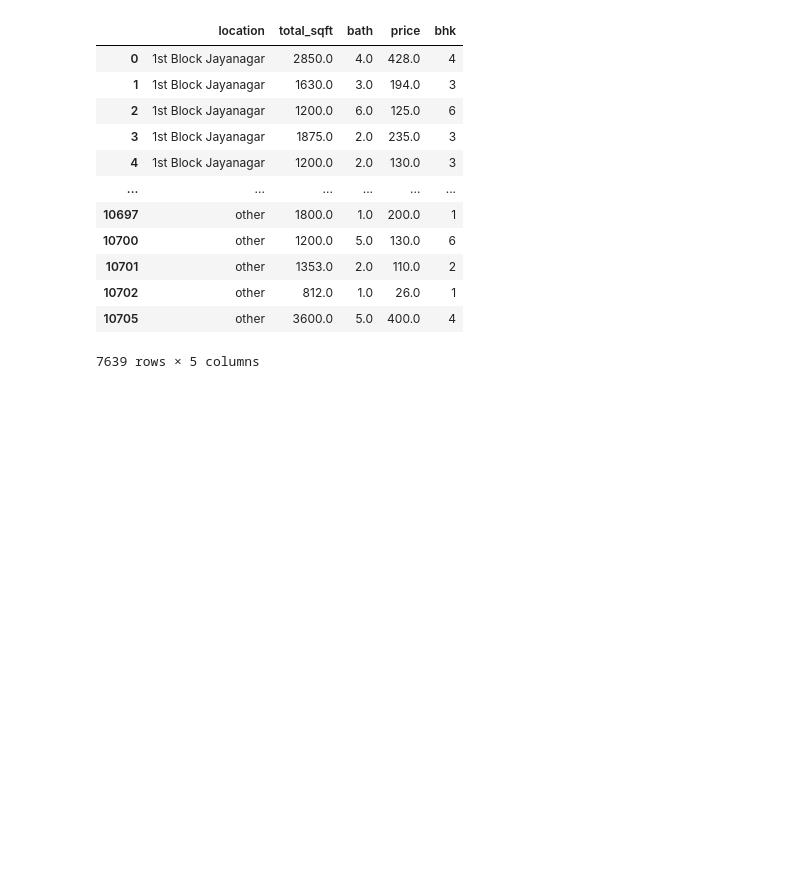
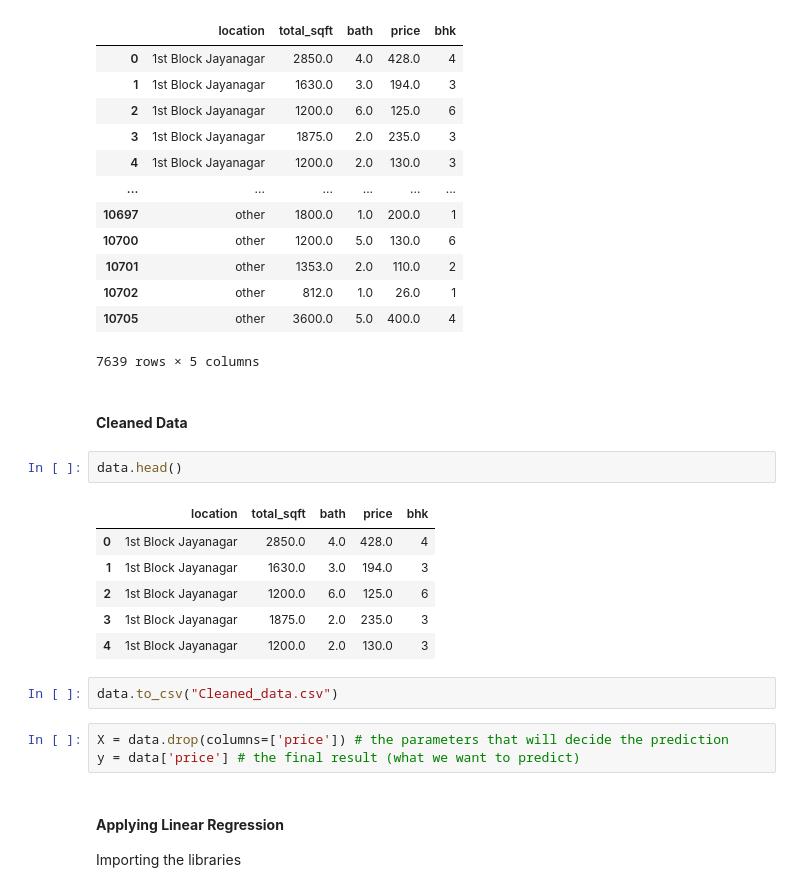
Before and after one commit to abandonedmonk/House-Price-Prediction, a Jupyter notebook: House Price Prediction.ipynb, the cells around one changed output. Cells and saved outputs as stored; diff of their text form; blank space fills up the shorter version.

```diff
--- a/House Price Prediction.ipynb
+++ b/House Price Prediction.ipynb
@@ -478,3 +478,23 @@ data
 | 10702 | other | 812.0 | 1.0 | 26.0 | 1 |
 | 10705 | other | 3600.0 | 5.0 | 400.0 | 4 |
 7639 rows × 5 columns
+# %% [markdown]
+#### **Cleaned Data**
+# %%
+data.head()
+# %% [output]
+|  | location | total_sqft | bath | price | bhk |
+| 0 | 1st Block Jayanagar | 2850.0 | 4.0 | 428.0 | 4 |
+| 1 | 1st Block Jayanagar | 1630.0 | 3.0 | 194.0 | 3 |
+| 2 | 1st Block Jayanagar | 1200.0 | 6.0 | 125.0 | 6 |
+| 3 | 1st Block Jayanagar | 1875.0 | 2.0 | 235.0 | 3 |
+| 4 | 1st Block Jayanagar | 1200.0 | 2.0 | 130.0 | 3 |
+# %%
+data.to_csv("Cleaned_data.csv")
+# %%
+X = data.drop(columns=['price']) # the parameters that will decide the prediction
+y = data['price'] # the final result (what we want to predict)
+# %% [markdown]
+#### **Applying Linear Regression**
+
+Importing the libraries
```
Also changed, not shown: parts of 2 cells of this notebook.
